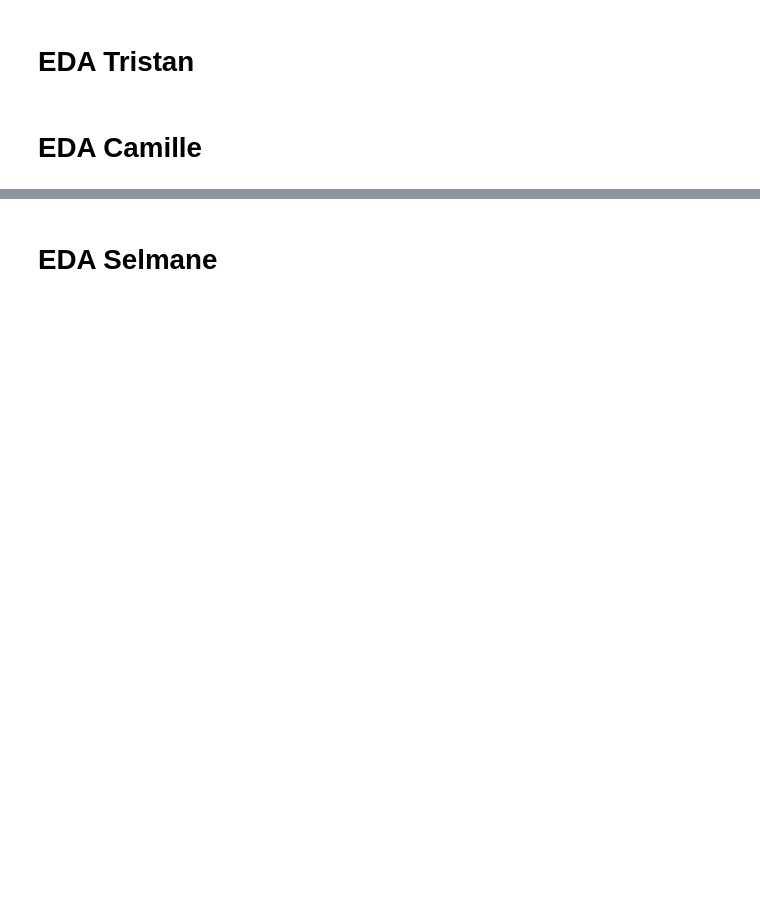
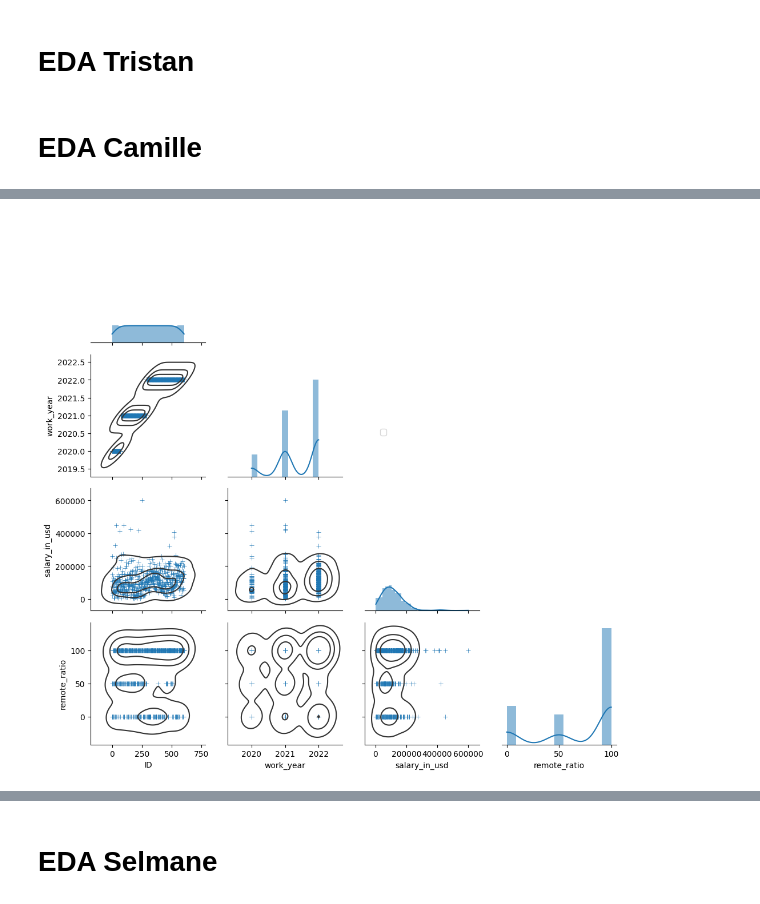
Before and after one commit to TristanLeMoyec/Salaires_EDA, a Jupyter notebook: EDA_salary.ipynb, the cells around one changed output, grey strips where cells are left out. Cells and saved outputs as stored; diff of their text form; code cells hidden in the pictures; blank space fills up the shorter version.

Commit message:
Graph visualisation EDA

```diff
--- a/EDA_salary.ipynb
+++ b/EDA_salary.ipynb
@@ -113,0 +158,10 @@ df_categories
+# %%
+# PairGrid
+graph1 = sns.PairGrid(data = df_num,corner = True)
+graph1.map_lower(sns.kdeplot, hue = None, levels = 4, color = ".2")
+graph1.map_lower(sns.scatterplot, marker = "+")
+graph1.map_diag(sns.histplot, element = 'step', linewidth=0,kde=True)
+graph1.add_legend(frameon=True)
+graph1.legend.set_bbox_to_anchor((.61,.6))
+# %% [output]
+[figure, added]
```
Also changed, not shown: parts of 21 cells of this notebook.
